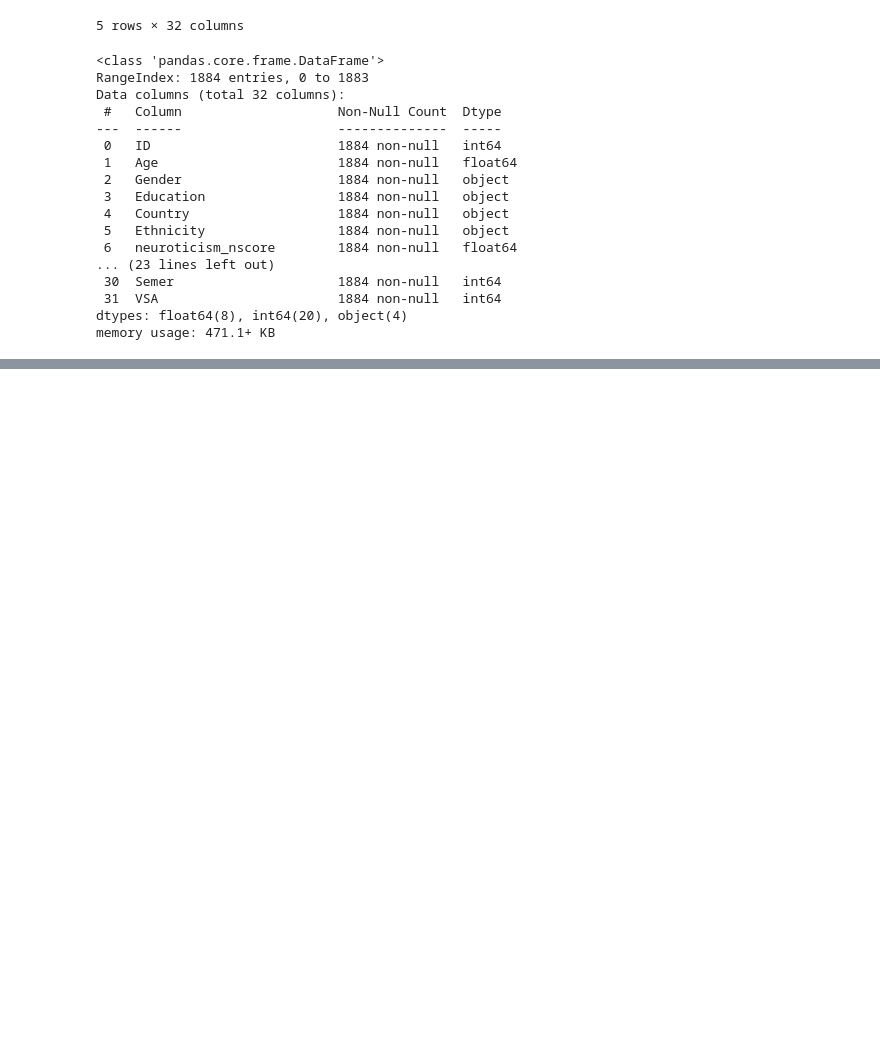
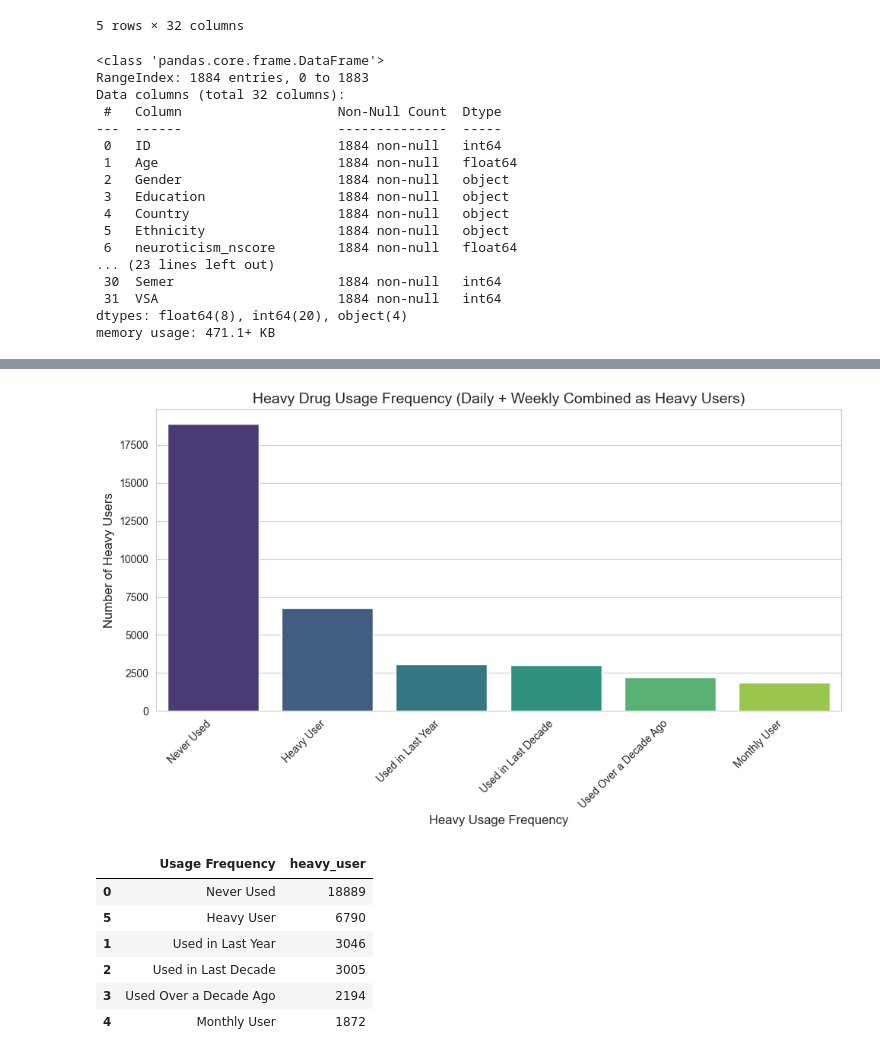
Before and after one commit to josephstar48/drug_consumption_analysis, a Jupyter notebook: notebooks/02_data_cleaning.ipynb, the cells around one changed output, grey strips where cells are left out. Cells and saved outputs as stored; diff of their text form; code cells hidden in the pictures; blank space fills up the shorter version.

```diff
--- a/notebooks/02_data_cleaning.ipynb
+++ b/notebooks/02_data_cleaning.ipynb
@@ -156,0 +381,13 @@ cleaned_drug_df.describe()
+# %%
+""" Creates graphs for visualization of heavy users"""
+
+combine_and_plot_heavy_users(drug_usage_cols_series)
+# %% [output]
+[figure, added]
+|  | Usage Frequency | heavy_user |
+| 0 | Never Used | 18889 |
+| 5 | Heavy User | 6790 |
+| 1 | Used in Last Year | 3046 |
+| 2 | Used in Last Decade | 3005 |
+| 3 | Used Over a Decade Ago | 2194 |
+| 4 | Monthly User | 1872 |
```
Also changed, not shown: parts of 29 cells of this notebook, 4 other files.
